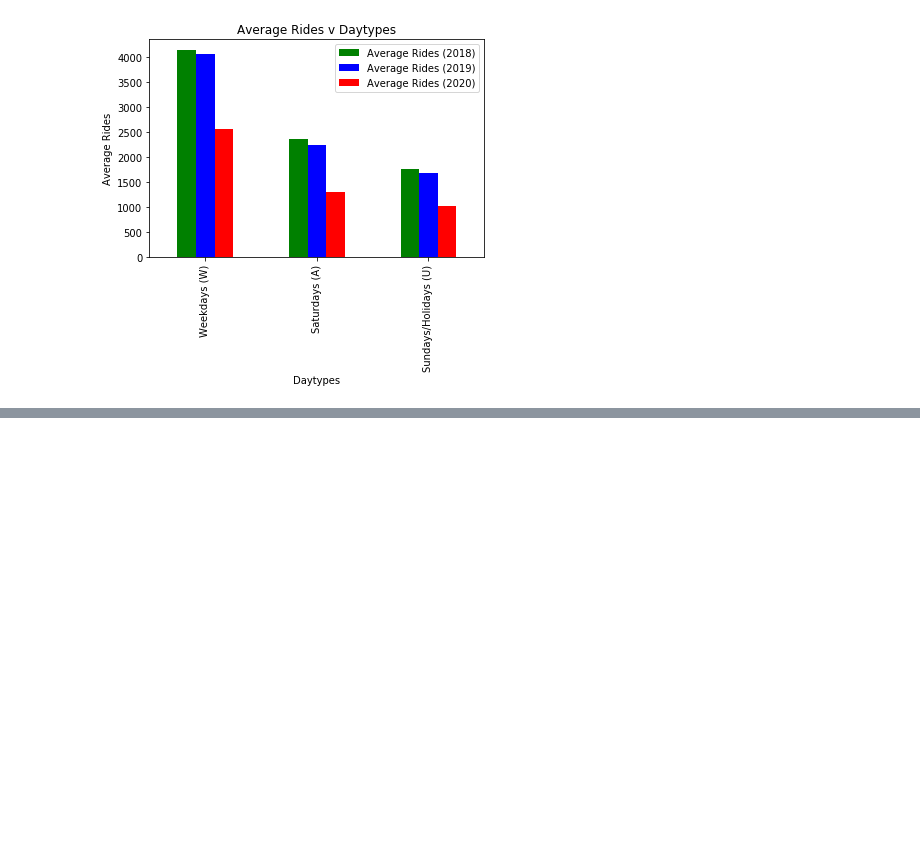
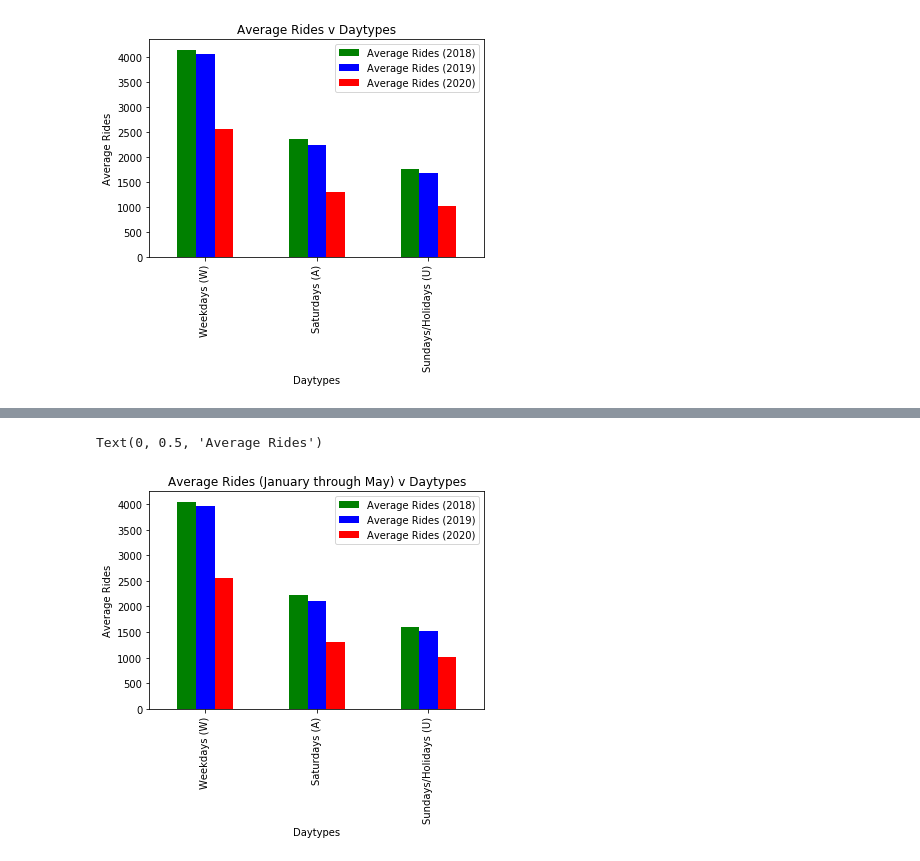
Before and after one commit to cdfencing/Project-I, a Jupyter notebook: daytype_yearly_means.ipynb, the cells around one changed output, grey strips where cells are left out. Cells and saved outputs as stored; diff of their text form; code cells hidden in the pictures; blank space fills up the shorter version.

```diff
--- a/daytype_yearly_means.ipynb
+++ b/daytype_yearly_means.ipynb
@@ -158,0 +236,17 @@ L_data_2019_compressed = L_data.loc[(L_data['date']>= '01-01-2019') & (L_data['d
+# %%
+# Plot average number of rides by daytype for past 3 years (January to May data)
+plotdata = pd.DataFrame({
+    "Average Rides (2018)":[4050.04, 2232.39, 1593.41],
+    "Average Rides (2019)":[3962.7, 2097.62, 1515.09],
+    "Average Rides (2020)":[2563.69, 1294.39, 1017.52]
+    },
+    index=["Weekdays (W)", "Saturdays (A)", "Sundays/Holidays (U)"]
+)
+color = ["green", "blue", "red"]
+plotdata.plot(kind="bar", color=color)
+plt.title("Average Rides (January through May) v Daytypes")
+plt.xlabel("Daytypes")
+plt.ylabel("Average Rides")
+# %% [output]
+Text(0, 0.5, 'Average Rides')
+[figure, added]
```
Also changed, not shown: parts of 5 cells of this notebook.
